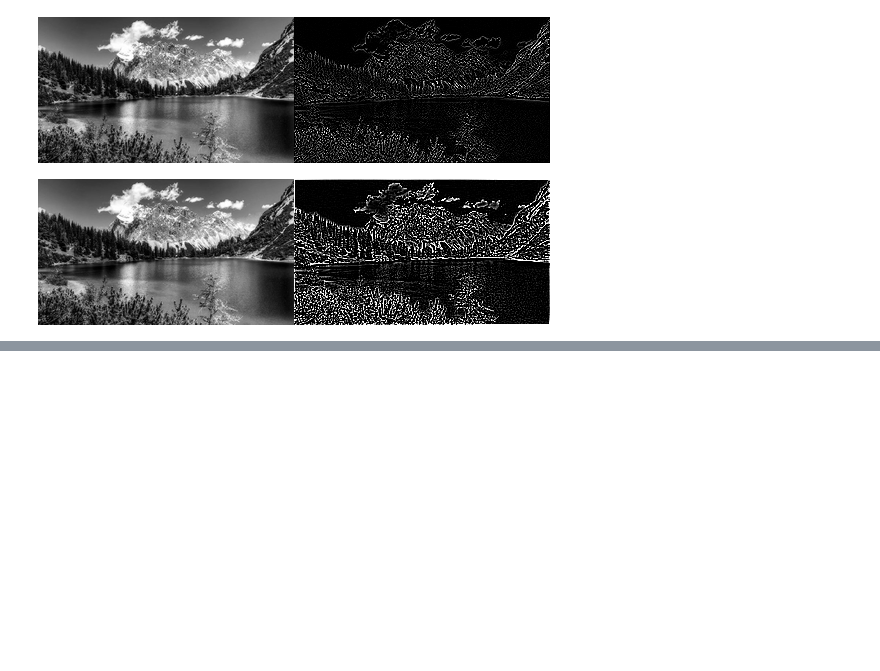
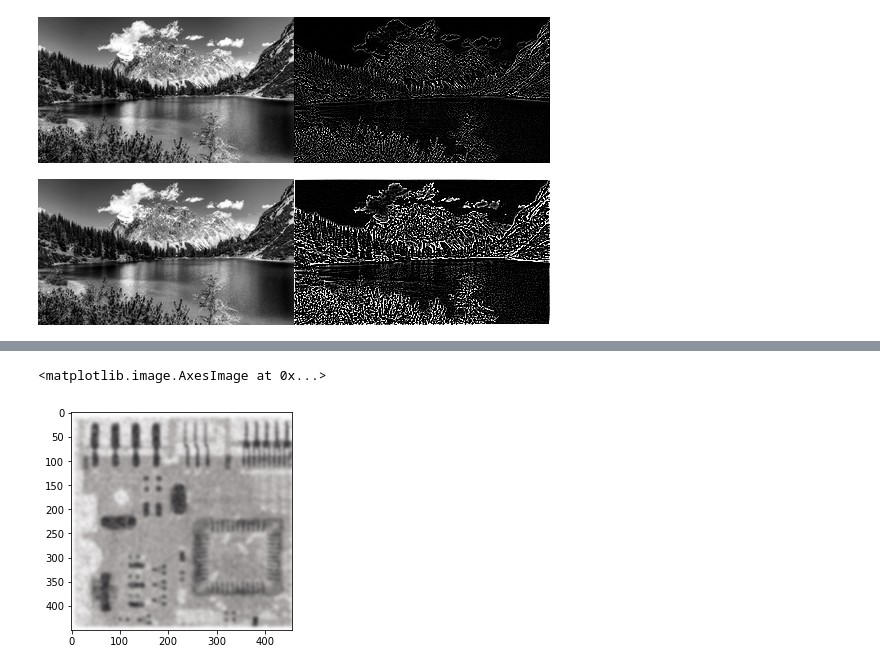
Before and after one commit to CV-INSIDE/computer-vision-course, a Jupyter notebook: 4_convolution.ipynb, the cells around one changed output, grey strips where cells are left out. Saved outputs shown, nothing was run; the diff lists cells and outputs as text; code cells hidden in the pictures; blank space fills up the shorter version.

```diff
--- a/4_convolution.ipynb
+++ b/4_convolution.ipynb
@@ -312,0 +449,11 @@ display(input, output)
+# %%
+import numpy as np
+import matplotlib.pyplot as plt
+import cv2
+
+def gaussian_kernel(size, sigma):
+    size = int(size) // 2
+    x, y = np.mgrid[-size:size+1, -size:size+1]
+    normal = 1 / (2.0 * np.pi * sigma**2)
+    g = np.exp(-((x**2 + y**2) / (2.0*sigma**2))) * normal
+    return g
@@ -312,0 +466,8 @@ display(input, output)
+# %%
+
+kernel = gaussian_kernel(17, 3)
+blurred_image = cv2.filter2D(image, -1, kernel)
+plt.imshow(blurred_image)
+# %% [output]
+<matplotlib.image.AxesImage at 0x...>
+[figure, added]
```
Also changed, not shown: parts of 14 cells of this notebook, 3 other files.
